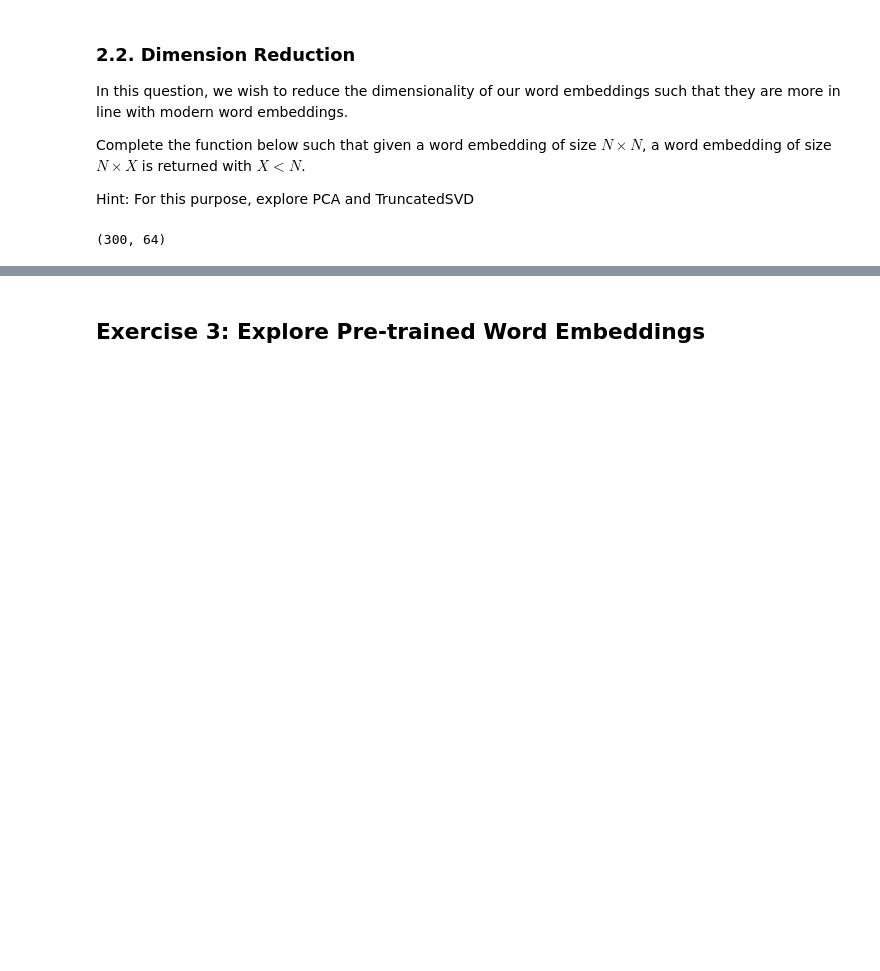
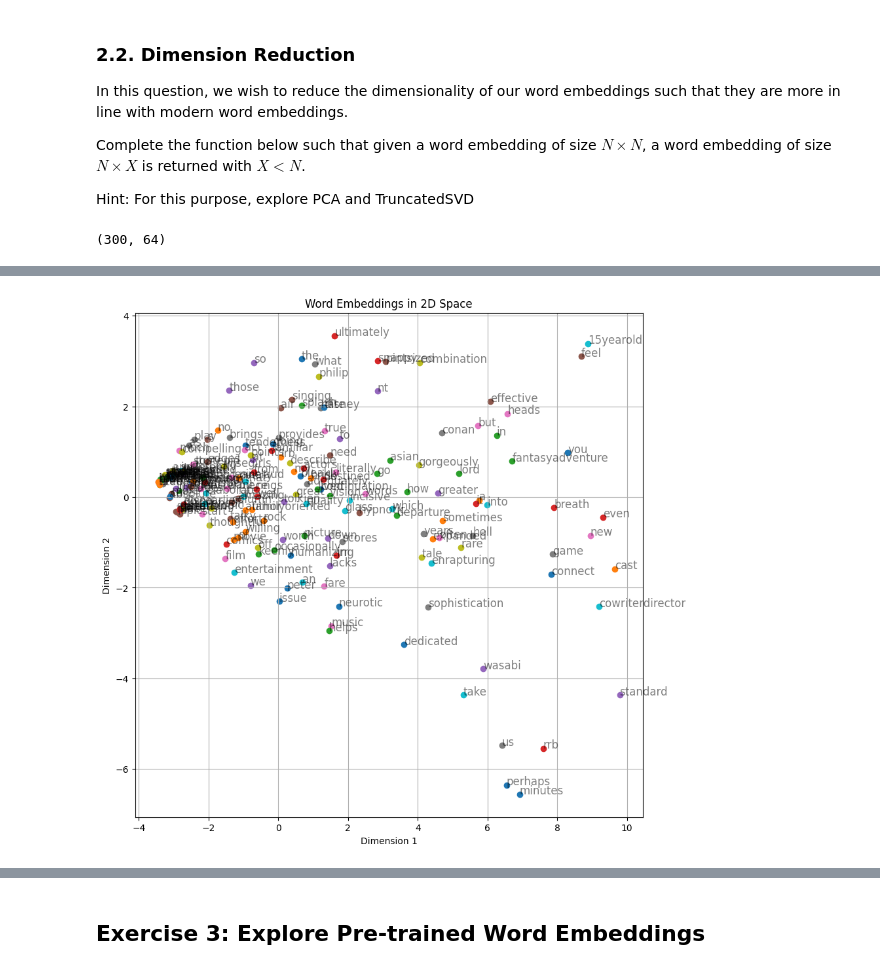
Before and after one commit to peyman886/NLP, a Jupyter notebook: YaghoubZadeh 1402-2/HomeWork/HW1/NLP_assignment_1.ipynb, the cells around one changed output, grey strips where cells are left out. Drawn from its saved outputs; the diff is of its cells as text; code cells hidden in the pictures; blank space fills up the shorter version.

```diff
--- a/YaghoubZadeh 1402-2/HomeWork/HW1/NLP_assignment_1.ipynb
+++ b/YaghoubZadeh 1402-2/HomeWork/HW1/NLP_assignment_1.ipynb
@@ -465,10 +425,21 @@ Complete the function below such that given a word embedding of size $N \times N
 
 Hint: For this purpose, explore  PCA and TruncatedSVD
 # %%
-def reduce_dimension(embeddings, x=64):
-    svd = TruncatedSVD(n_components=x)
-    reduced_embeddings = svd.fit_transform(embeddings)
-    return reduced_embeddings
+from sklearn.manifold import TSNE
+from sklearn.decomposition import PCA
+
+def reduce_dimension(embeddings,dimension_reduction_techniques='svd', x=64):
+  match dimension_reduction_techniques:
+    case 'svd':
+      model = TruncatedSVD(n_components=x)
+    case 'pca':
+      model = PCA(n_components=x)
+    case default:
+      model = TSNE(n_components=x)
+
+
+  reduced_embeddings = model.fit_transform(embeddings)
+  return reduced_embeddings
 
 # Example usage
 # Create a sample word embedding matrix (N x N)
@@ -477,7 +448,7 @@ X = 64  # Reduced dimension
 sample_embeddings = np.random.rand(N, N)
 
 # Reduce dimensionality
-reduced_embeddings = reduce_dimension(sample_embeddings, X)
+reduced_embeddings = reduce_dimension(sample_embeddings,'svd', X)
 print(reduced_embeddings.shape)  # Output should be (N, X)
 # %% [output]
 (300, 64)
@@ -496,26 +467,18 @@ Your final plot should be similar to this plot.
 # %%
 index_to_word = {v: k for k, v in mapping.items()}
 # %%
-def plot_embeddings(word_embeddings):
-  # Reduce the dimensionality to 2D
-  reduced_embeddings = reduce_dimension(word_embeddings, x=2)
-  # reduced_embeddings = red
-
+def plot_reduced_embeddings(reduced_embeddings):
   # Create a scatter plot of the word embeddings
   plt.figure(figsize=(10, 10))
   for i, (x, y) in enumerate(reduced_embeddings[200:500]):
     r = 10
     if -r<x<r and -r<y<r:
-      word = index_to_word[i]  # Assuming you have the index_to_word mapping
+      word = index_to_word[i]  #  index to word mapping
       plt.scatter(x, y)
-      plt.text(x, y, word, fontsize=12, alpha=0.1)
+      plt.text(x, y, word, fontsize=12, alpha=0.5)
 
   plt.title("Word Embeddings in 2D Space")
   plt.xlabel("Dimension 1")
   plt.ylabel("Dimension 2")
   plt.grid()
   plt.show()
-
-# Example usage
-# Assuming you have the word-to-index mapping 'index_to_word' and the word embedding matrix 'co_occurrence_word_embedding'
-plot_embeddings(co_occurrence_word_embedding)
@@ -524,3 +492,10 @@ plot_embeddings(co_occurrence_word_embedding)
+# %%
+# Reduce the dimensionality to 2D with pca
+reduced_embeddings = reduce_dimension(co_occurrence_word_embedding, 'pca', x=2)
+
+plot_reduced_embeddings(reduced_embeddings)
+# %% [output]
+[figure, added]
 # %% [markdown]
 Having visualized our word embedding, it is easier to analyze its properties and talk about its qualities.
 
```
Also changed, not shown: parts of 40 cells of this notebook.
